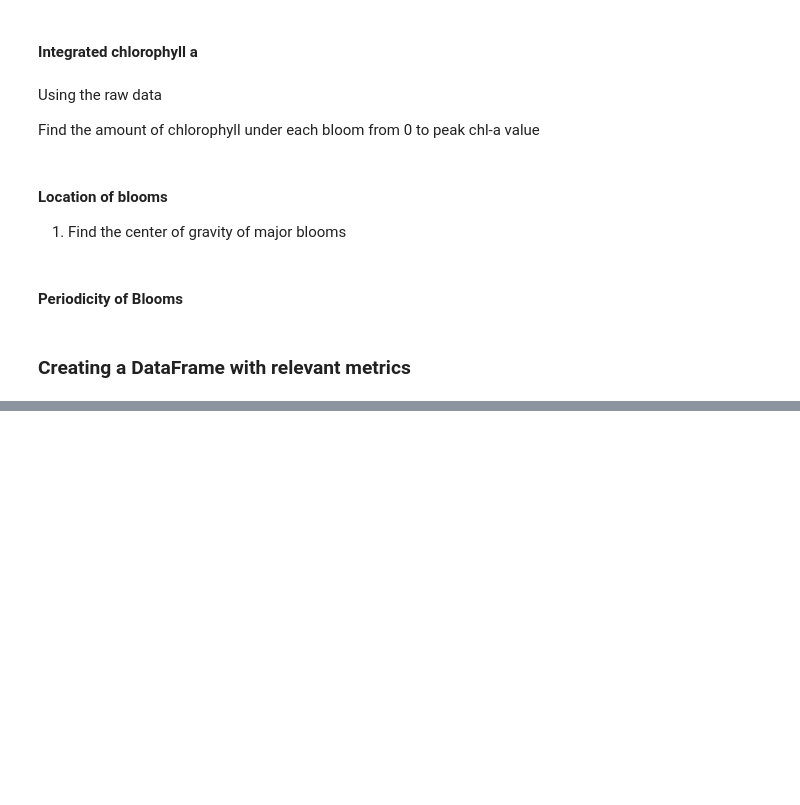
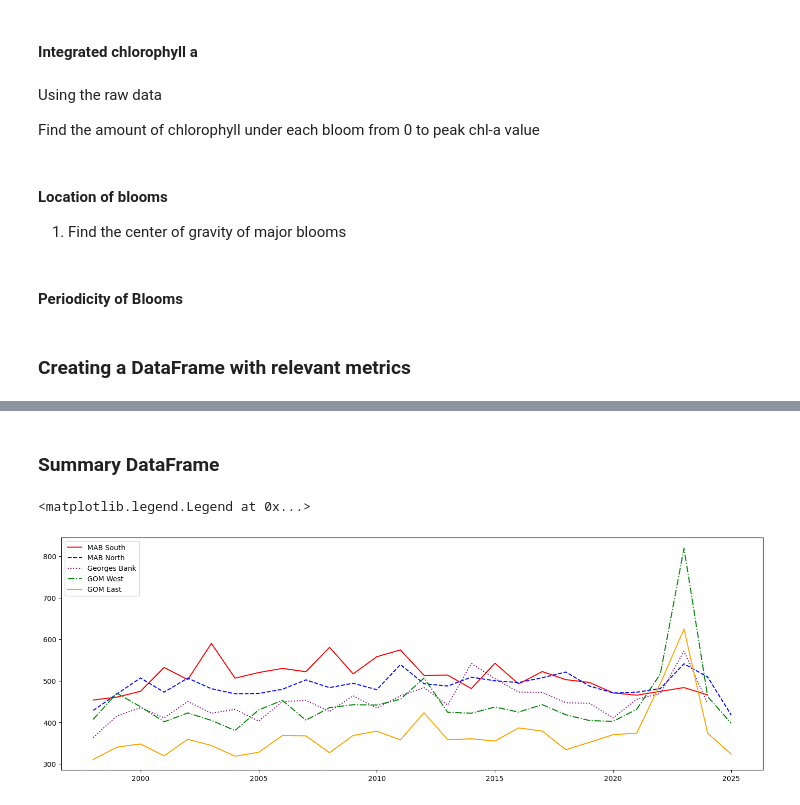
Before and after one commit to gdavis5/phytoplankton_Hollings_project, a Jupyter notebook: Phytoplankton_Phenology_NWA.ipynb, the cells around one changed output, grey strips where cells are left out. Drawn from its saved outputs; the diff is of its cells as text; code cells hidden in the pictures; blank space fills up the shorter version.

Commit message:
Data Visualization
Visualized and added bloom metrics. Uploading scatter and Gantt plots for visualization

```diff
--- a/Phytoplankton_Phenology_NWA.ipynb
+++ b/Phytoplankton_Phenology_NWA.ipynb
@@ -1211,6 +1339,16 @@ def bloom_days_per_year(shapefile_geometry, dataset, year):
 #### Average number of bloom days over the time series
 # %% [markdown]
 ## Part 3: Quantify the Number of Phytoplankton Blooms Per Year
+# %%
+def annual_events(shapefile_geometry,dataset):
+    # Peak date and DOY
+    peak_doy, peak_date ,chl_peak= max_peaks(shapefile_geometry,dataset)
+
+    #Year
+    peak_year = [date.year for date in peak_date]
+    blooms_per_year = Counter(peak_year)
+    blooms_per_year = {year: blooms_per_year.get(year,0) for year in range (1998,2026)}
+    return blooms_per_year
 # %% [markdown]
 ## Part 4: Bloom Characteristics Analysis
 # %% [markdown]
@@ -1289,8 +1498,9 @@ def yearly_integrated_chl(dataset,year):
     raw_data = dataset.sel(time=slice(start_time,end_time))
     chl = raw_data['CHL_median'].values
     time = raw_data['time'].values
+    start_year = np.datetime64(start_time)
 
-    bounded_time = (time - time[0])/np.timedelta64(1,'D')
+    bounded_time = (time - start_year)/np.timedelta64(1,'D')
 
     integrated_chl = scipy.integrate.trapezoid(chl,bounded_time,axis=0)
     return integrated_chl
@@ -1395,0 +1637,2 @@ for x in range(5):
+# %% [markdown]
+### Summary DataFrame
@@ -1395,0 +1679,32 @@ for x in range(5):
+# %%
+summary_MABS = pd.read_csv(r'C:\Users\grace.davis\Documents\GitHub\phytoplankton_Hollings_project\MABS_Summary_Metrics.csv')
+summary_MABN = pd.read_csv(r'C:\Users\grace.davis\Documents\GitHub\phytoplankton_Hollings_project\MABN_Summary_Metrics.csv')
+summary_GB = pd.read_csv(r'C:\Users\grace.davis\Documents\GitHub\phytoplankton_Hollings_project\GB_Summary_Metrics.csv')
+summary_GOMW = pd.read_csv(r'C:\Users\grace.davis\Documents\GitHub\phytoplankton_Hollings_project\GOMW_Summary_Metrics.csv')
+summary_GOME = pd.read_csv(r'C:\Users\grace.davis\Documents\GitHub\phytoplankton_Hollings_project\GOME_Summary_Metrics.csv')
+bloom_MABS = pd.read_csv(r'C:\Users\grace.davis\Documents\GitHub\phytoplankton_Hollings_project\MABS_Bloom_Metrics.csv')
+bloom_MABN = pd.read_csv(r'C:\Users\grace.davis\Documents\GitHub\phytoplankton_Hollings_project\MABN_Bloom_Metrics.csv')
+bloom_GB = pd.read_csv(r'C:\Users\grace.davis\Documents\GitHub\phytoplankton_Hollings_project\GB_Bloom_Metrics.csv')
+bloom_GOMW = pd.read_csv(r'C:\Users\grace.davis\Documents\GitHub\phytoplankton_Hollings_project\GOMW_Bloom_Metrics.csv')
+bloom_GOME = pd.read_csv(r'C:\Users\grace.davis\Documents\GitHub\phytoplankton_Hollings_project\GOME_Bloom_Metrics.csv')
+# %%
+shapefile_geometry = MAB_south_loc
+year = [1998,1999,2000,2001,2002,2003,2004,2005,2006,2007,2008,2009,2010,2011,2012,2013,2014,2015,2016,2017,2018,2019,2020,2021,2022,2023,2024,2025]
+start_DOY , end_DOY, bloom_events = rolling_peak_window(shapefile_geometry,MABS)
+yearly_chl = []
+for i in year:
+    yearly_int_chl = yearly_bloom_chl(dataset=MABS,year=i)
+    yearly_chl.append(yearly_int_chl)
+summary_MABS['Integrated chl (Blooms only)'] = yearly_chl
+summary_MABS.to_csv(r'C:\Users\grace.davis\Documents\GitHub\phytoplankton_Hollings_project\MABS_Summary_Metrics.csv')
+# %%
+fig = plt.figure(figsize = (18,6))
+plt.plot(summary_MABS['Year'],summary_MABS['Total integrated chl'],c='red',label='MAB South')
+plt.plot(summary_MABN['Year'],summary_MABN['Total integrated chl'],c='blue',label='MAB North',linestyle='dashed')
+plt.plot(summary_GB['Year'],summary_GB['Total integrated chl'],c='purple',label='Georges Bank',linestyle='dotted')
+plt.plot(summary_GOMW['Year'],summary_GOMW['Total integrated chl'],c='green',label='GOM West',linestyle='-.')
+plt.plot(summary_GOME['Year'],summary_GOME['Total integrated chl'],c='orange',label='GOM East')
+plt.legend()
+# %% [output]
+<matplotlib.legend.Legend at 0x...>
+[figure, added]
```
Also changed, not shown: parts of 14 cells of this notebook, 22 other files.
